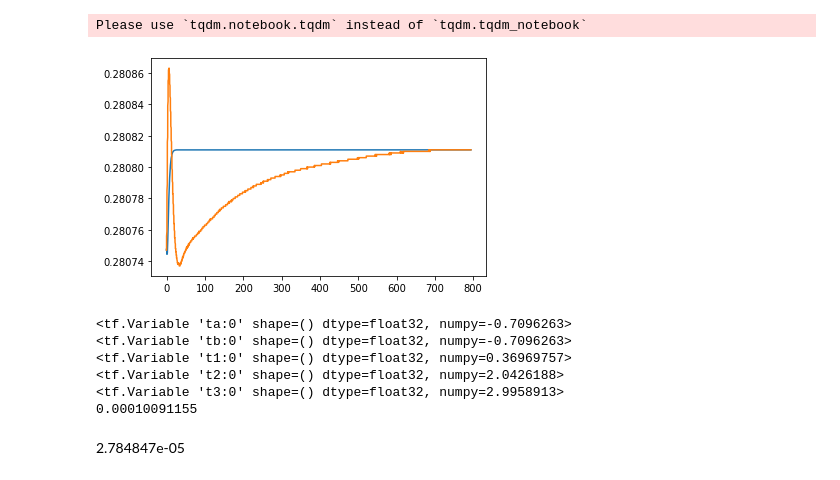
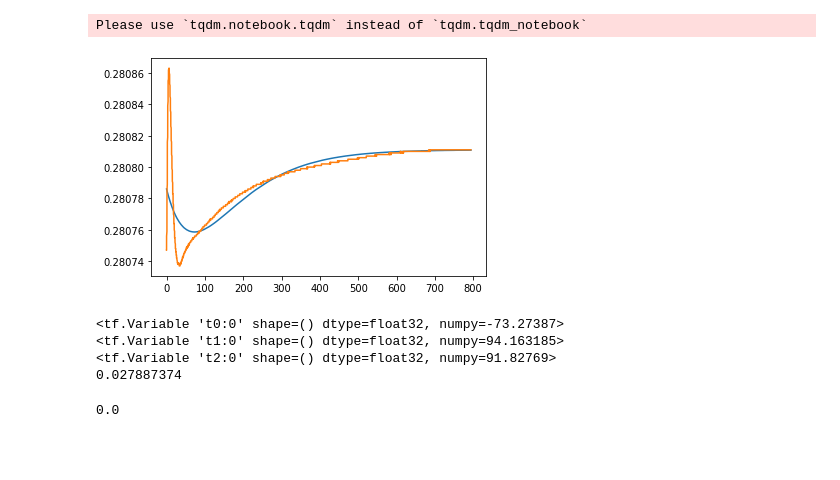
Before and after one commit to refaaksi/PSI, a Jupyter notebook: reg_v10.ipynb, the cells around one changed output. Saved outputs shown, nothing was run; the diff lists cells and outputs as text; code cells hidden in the pictures; blank space fills up the shorter version.

```diff
--- a/reg_v10.ipynb
+++ b/reg_v10.ipynb
@@ -185,44 +190,30 @@ for epoch in pbar:
 # %% [output]
 Please use `tqdm.notebook.tqdm` instead of `tqdm.tqdm_notebook`
 # %%
-# ta = tf.Variable(-40.73180073, name='ta')
-# tb = tf.Variable(-40.73187408, name='tb')
-# t1 = tf.Variable(125.7752081, name='t1', constraint = lambda z: tf.clip_by_value(z, 0.0, 1000.0))
-# t2 = tf.Variable(5.639043069, name='t2', constraint = lambda z: tf.clip_by_value(z, 0.0, 1000.0))
-# t3 = tf.Variable(5.639039979, name='t3', constraint = lambda z: tf.clip_by_value(z, 0.0, 1000.0))
-
-e1 = tf.exp(-time/t1)
-e2 = tf.exp(-time/t2)
-e3 = tf.exp(-time/t3)
-a1 = tf.multiply(tf.subtract(ta,t1),tf.subtract(tb,t1))
-a2 = tf.multiply(tf.subtract(ta,t2),tf.subtract(tb,t2))
-a3 = tf.multiply(tf.subtract(ta,t3),tf.subtract(tb,t3))
-c1 = tf.divide(a1,tf.multiply(tf.subtract(t1,t2),tf.subtract(t1,t3)))
-c2 = tf.divide(a2,tf.multiply(tf.subtract(t1,t2),tf.subtract(t2,t3)))
-c3 = tf.divide(a3,tf.multiply(tf.subtract(t1,t3),tf.subtract(t3,t2)))
+e1 = tf.exp(-dt_cb/t1)
+e2 = tf.exp(-dt_cb/t2)
+c1 = tf.divide(tf.subtract(t0,t1),tf.add(tf.subtract(t1,t2),tf.constant(10e-3)))
+c2 = tf.divide(tf.subtract(t0,t2),tf.add(tf.subtract(t2,t1),tf.constant(10e-3)))
 h1 = tf.multiply(c1,tf.cast(e1, tf.float32))
 h2 = tf.multiply(c2,tf.cast(e2, tf.float32))
-h3 = tf.multiply(c3,tf.cast(e3, tf.float32))
-h = 1 - h1 + h2 + h3
+h = 1 + h1 + h2
 y_ = cb[0]+tf.multiply(cb[-1:]-cb[0],h)
 plt.plot(dt_cb,y_)
 plt.plot(dt_cb,cb)
 plt.show()
 # %% [output]
-[figure, old version]
+[figure, new version]
 # %%
-print(ta)
-print(tb)
+print(t0)
 print(t1)
 print(t2)
-print(t3)
 print(loss.numpy())
 # %% [output]
-<tf.Variable 'ta:0' shape=() dtype=float32, numpy=-0.7096263>
-<tf.Variable 'tb:0' shape=() dtype=float32, numpy=-0.7096263>
-<tf.Variable 't1:0' shape=() dtype=float32, numpy=0.36969757>
-<tf.Variable 't2:0' shape=() dtype=float32, numpy=2.0426188>
-<tf.Variable 't3:0' shape=() dtype=float32, numpy=2.9958913>
-0.00010091155
+<tf.Variable 't0:0' shape=() dtype=float32, numpy=-73.27387>
+<tf.Variable 't1:0' shape=() dtype=float32, numpy=94.163185>
+<tf.Variable 't2:0' shape=() dtype=float32, numpy=91.82769>
+0.027887374
-# %% [markdown]
-2.784847e-05
+# %%
+dt_cb[0]
+# %% [output]
+0.0
```
Also changed, not shown: parts of 3 cells of this notebook.
